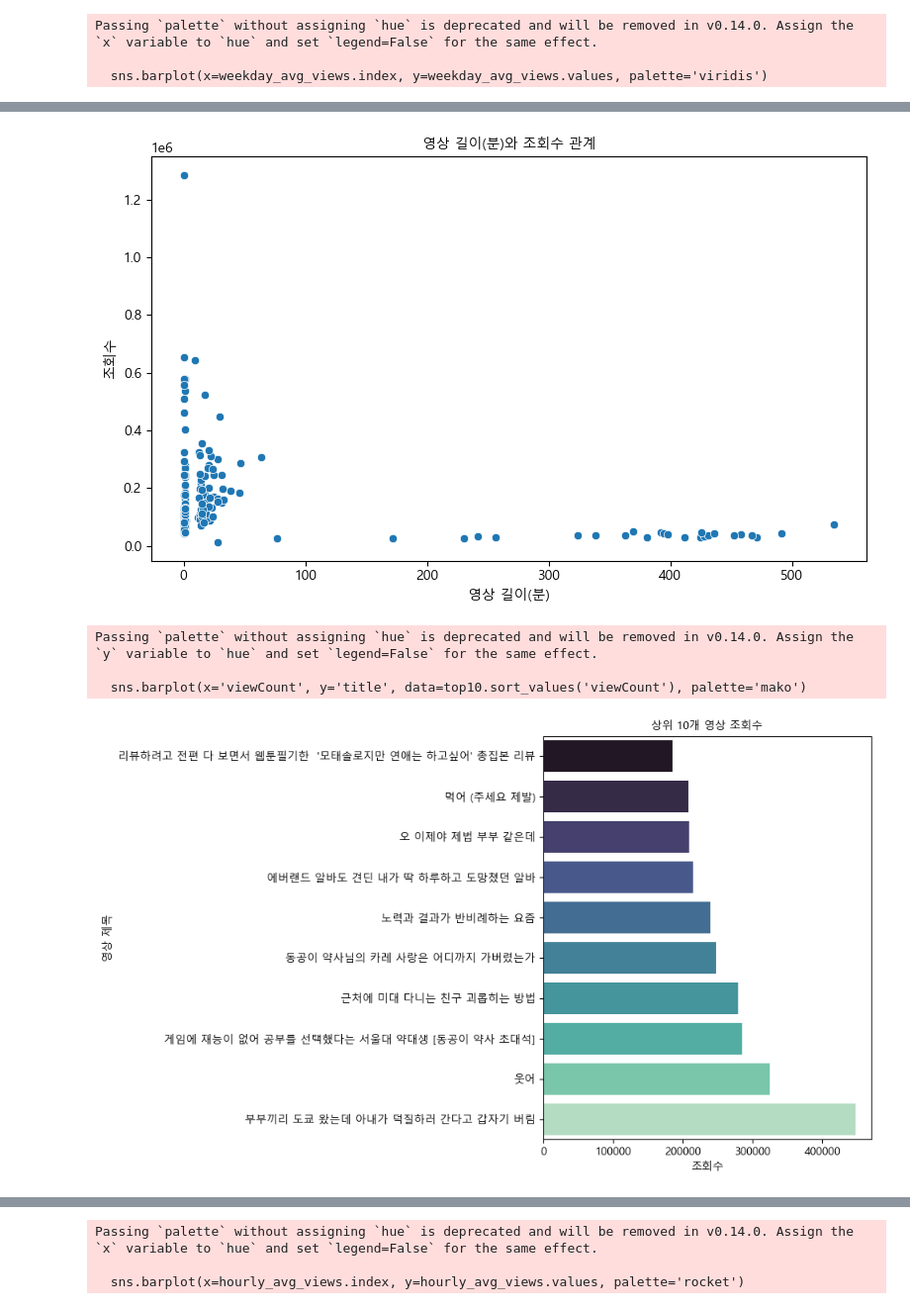
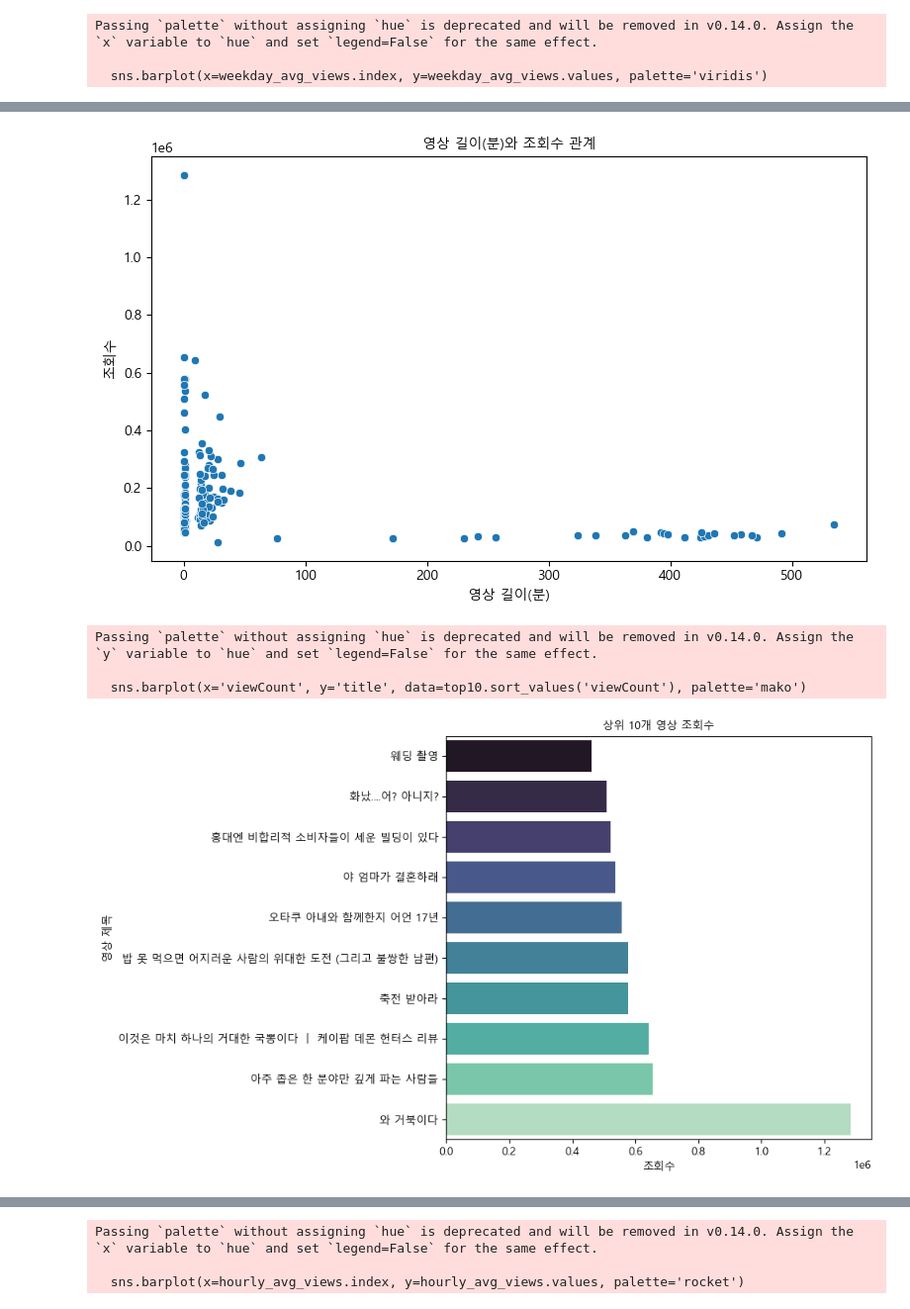
Before and after one commit to blessing1818/youtube, a Jupyter notebook: jin.ipynb, the cells around one changed output, grey strips where cells are left out. Shown at 99% size. Cells and saved outputs as stored; diff of their text form; code cells hidden in the pictures.

```diff
--- a/jin.ipynb
+++ b/jin.ipynb
@@ -66,9 +66,26 @@ df
 | 198 | czFLlXb-G9g | 동갑내기 부부의 리얼 밥상 모먼트│돌디밥 ep1 | 2025-04-21T09:00:50Z | 152611 | 3019 | 306 | PT27M32S |
 | 199 | CcQ4HgjUp4o | 진돌아 미술계에 뺏길뻔한 체육계의 인재를 본래의 진로로 돌려... | 2025-04-20T06:00:09Z | 130566 | 2520 | 44 | PT51S |
 200 rows × 7 columns
+# %%
+# publishedAt을 datetime 타입으로 변환
+df['publishedAt'] = pd.to_datetime(df['publishedAt'])
+
+# 요일 컬럼 추가 (영문 요일)
+df['weekday'] = df['publishedAt'].dt.day_name()
 # %%
+# publishedAt을 datetime 타입으로 변환 및 요일 컬럼 추가
+df['publishedAt'] = pd.to_datetime(df['publishedAt'])
+df['weekday'] = df['publishedAt'].dt.day_name()
+
+# 상위 10개 영상 추출
+top10 = df.nlargest(10, 'viewCount')
+
+# 요일별 평균 조회수 계산
+weekday_avg_views = df.groupby('weekday')['viewCount'].mean().reindex(['Monday', 'Tuesday', 'Wednesday', 'Thursday', 'Friday', 'Saturday', 'Sunday'])
+
 import matplotlib.font_manager as fm
-# duration 컬럼을 분 단위로 변환
+import matplotlib.pyplot as plt
+import seaborn as sns
 import re
 
 def duration_to_min(duration):
@@ -118,8 +135,8 @@ Passing `palette` without assigning `hue` is deprecated and will be removed in v
 [figure]
 Passing `palette` without assigning `hue` is deprecated and will be removed in v0.14.0. Assign the `y` variable to `hue` and set `legend=False` for the same effect.
 
   sns.barplot(x='viewCount', y='title', data=top10.sort_values('viewCount'), palette='mako')
-[figure, old version]
+[figure, new version]
 # %%
 import pandas as pd
 
```
Also changed, not shown: parts of 17 cells of this notebook, 1 other file.
